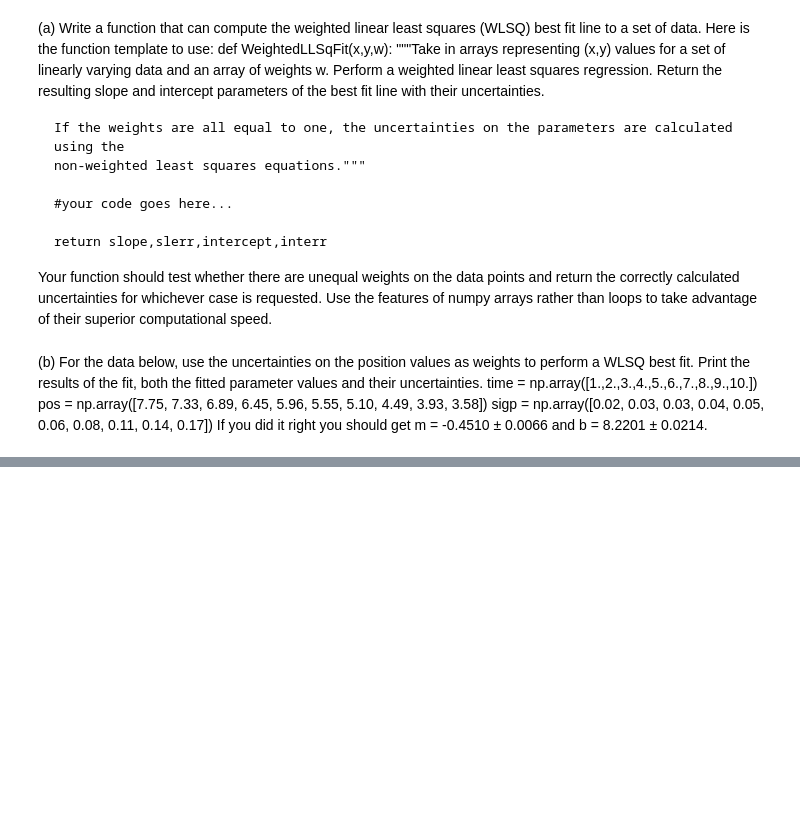
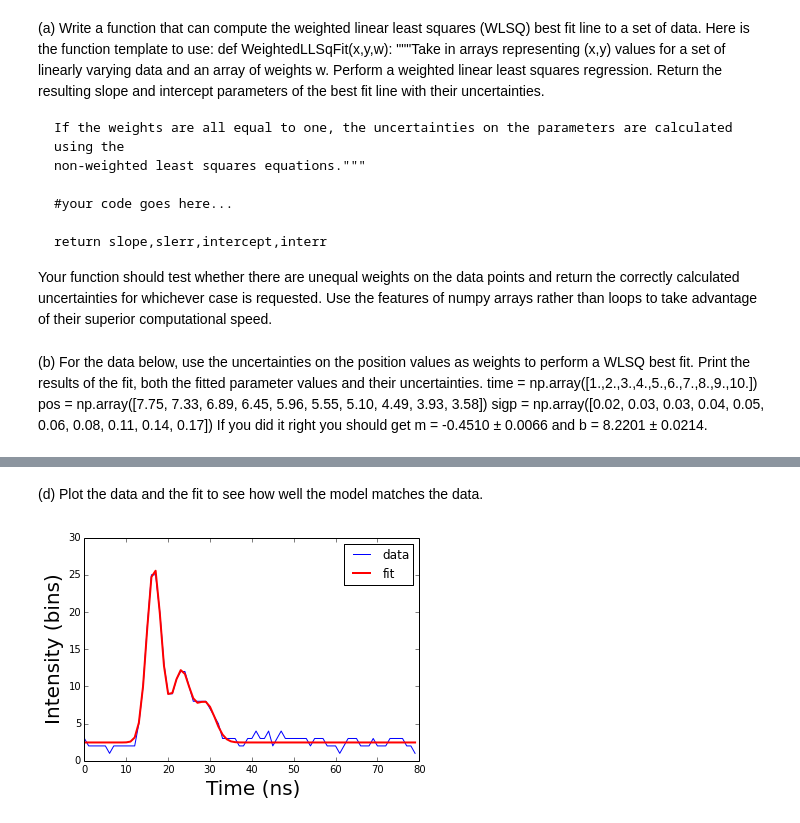
Before and after one commit to kmcombs/PHYS202-S14, a Jupyter notebook: SciPy/OptimizationExercises.ipynb, the cells around one changed output, grey strips where cells are left out. Cells and saved outputs as stored; diff of their text form; code cells hidden in the pictures; blank space fills up the shorter version.

```diff
--- a/SciPy/OptimizationExercises.ipynb
+++ b/SciPy/OptimizationExercises.ipynb
@@ -65,0 +123,3 @@ WeightedLLSqFit(time, pos, sigp)
+# %%
+def model(t, B, A, mu, sigma, N, me, sig, E, my, s):
+    return B + A * exp( - ((t-mu)/sigma)**2 ) + N* exp(-((t-me)/sig)**2) + E*exp(-((t-my)/s)**2)
@@ -65,0 +143,13 @@ WeightedLLSqFit(time, pos, sigp)
+# %% [markdown]
+(d) Plot the data and the fit to see how well the model matches the data.
+# %%
+plt.plot(t, waveform,label="data")
+plt.plot(t, model(t, popt[0],popt[1],popt[2],popt[3],popt[4], popt[5], popt[6], popt[7], popt[8],popt[9]),"r-",label="fit",linewidth=2)
+plt.legend(loc="best")
+
+plt.xlabel("Time (ns)",fontsize=20)
+plt.ylabel("Intensity (bins)",fontsize=20)
+
+plt.show()
+# %% [output]
+[figure, added]
```
Also changed, not shown: parts of 10 cells of this notebook, 2 other files.
